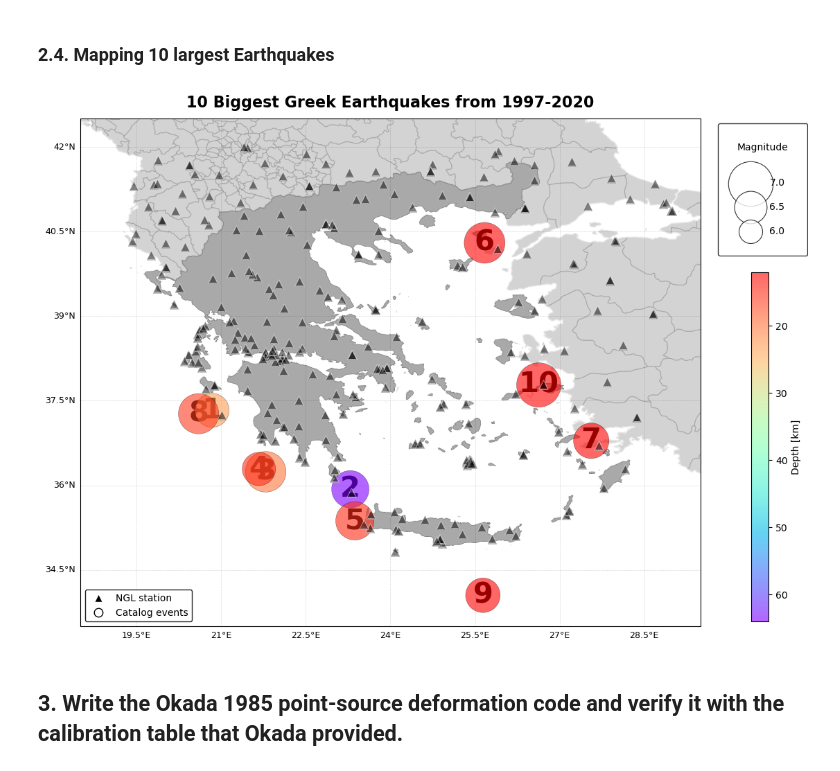
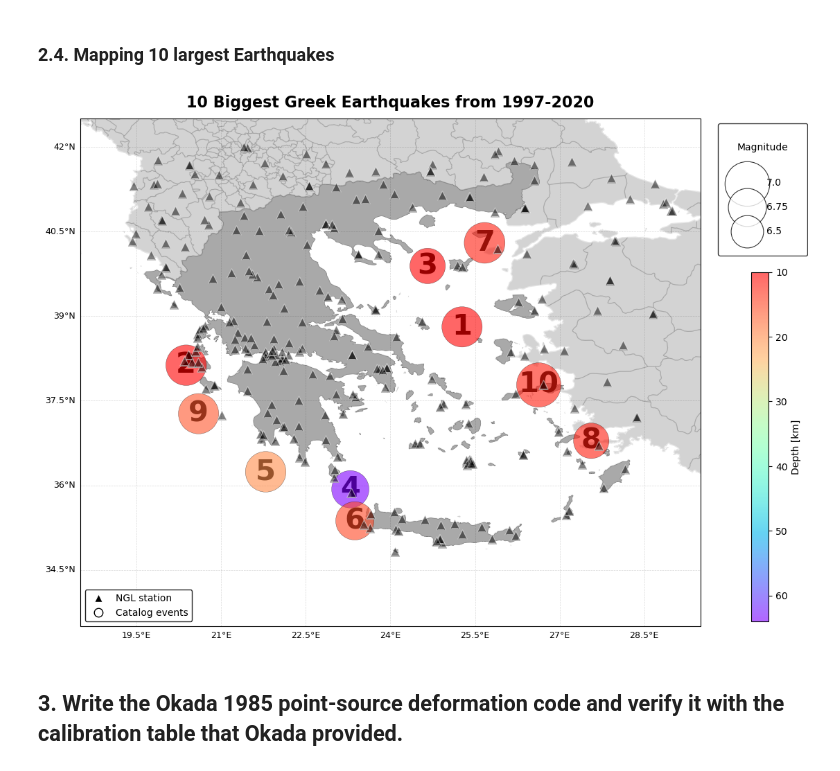
Before and after one commit to bvb000/DiplomaThesis, a Jupyter notebook: Point-Source_Okada.ipynb, the cells around one changed output. Drawn from its saved outputs; the diff is of its cells as text; code cells hidden in the pictures.

```diff
--- a/Point-Source_Okada.ipynb
+++ b/Point-Source_Okada.ipynb
@@ -140,6 +140,6 @@ Recall that the Okada 1985 model uses a planar approximation. Thus for simplicit
 # %%
-start_time = UTCDateTime("1997-01-01T00:00:00")
-end_time   = UTCDateTime("2021-01-01T00:00:00")
+start_time = UTCDateTime("1976-01-01T00:00:00")
+end_time   = UTCDateTime("2026-01-01T00:00:00")
 
 greece_catalog = cmt_catalog.filter(
     "time >= %s" % start_time,
@@ -319,5 +323,5 @@ print(big10_eqs)
 # %%
-big10_catalog = greece_catalog.filter("magnitude >= 6.54")
+big10_catalog = greece_catalog.filter("magnitude >= 6.64")
 big10_catalog.write("Big10_Greece_Seismicity.xml", format="QUAKEML")
 print(len(big10_catalog))
 # %% [output]
@@ -404,7 +408,7 @@ cbar = plt.colorbar(sc, ax=ax, label="Depth [km]", shrink=0.52, anchor=(0.12, 0.
 cbar.ax.invert_yaxis()
 
 # Magnitude Size Legend
-legend_mags = [7.0, 6.5, 6.0]
+legend_mags = [7.0, 6.75, 6.5]
 legend_handles = []
 for mag in legend_mags:
     legend_size = 10 ** ((mag-1)/1.8)
@@ -428,34 +432,34 @@ ax.add_artist(mag_legend) #keeps the colorbar and the new legend separated
 legend_elements = [
     Line2D(
         [0], [0], marker='^', color='w', label='NGL station',
         markerfacecolor='black', markeredgecolor='white', markersize=9
     ),
     Line2D(
         [0], [0], marker='o', color='w', label='Catalog events',
         markerfacecolor='white', markeredgecolor='black', markersize=9
     )
 ]
 
 legend = ax.legend(
     handles=legend_elements, loc="lower left", framealpha=0.85,
     frameon=True, fontsize=10, facecolor="white", edgecolor="black"
 )
 
 # Labelling Earthquakes
 for i in range(0,10):
     plt.text(ev_lons[i], ev_lats[i], str(i+1), ha="center", va="center", fontsize=30, color="black", weight="bold")
 
 # Title
 ax.set_title(
     "10 Biggest Greek Earthquakes from 1997-2020",
     fontsize=16, fontweight="bold", color="black", pad=12,
 )
 ax.set_facecolor("white")
 plt.tight_layout()
 plt.savefig("Big10_Greece_Seismicity_1997-2020.png", dpi=180, bbox_inches="tight", facecolor=fig.get_facecolor())
 plt.show()
 # %% [output]
-[figure, old version]
+[figure, new version]
 # %% [markdown]
 ## **3. Write the Okada 1985 point-source deformation code and verify it with the calibration table that Okada provided.**
 # %%
```
Also changed, not shown: parts of 15 cells of this notebook.
